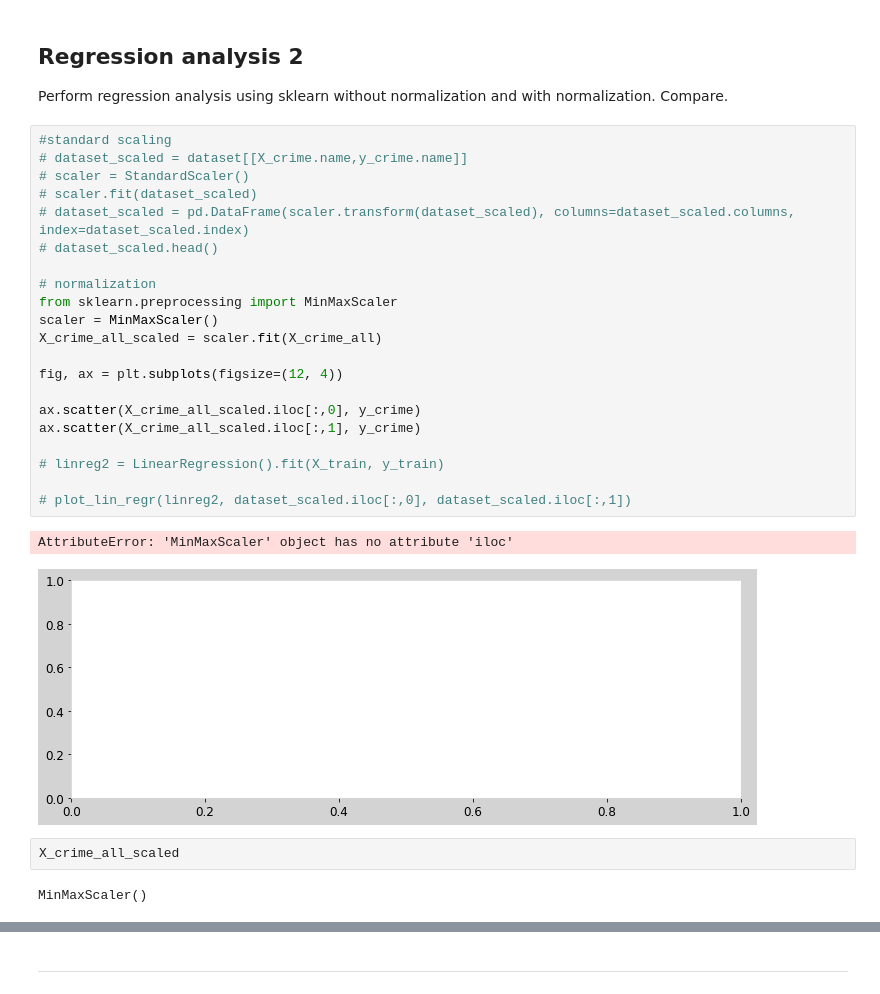
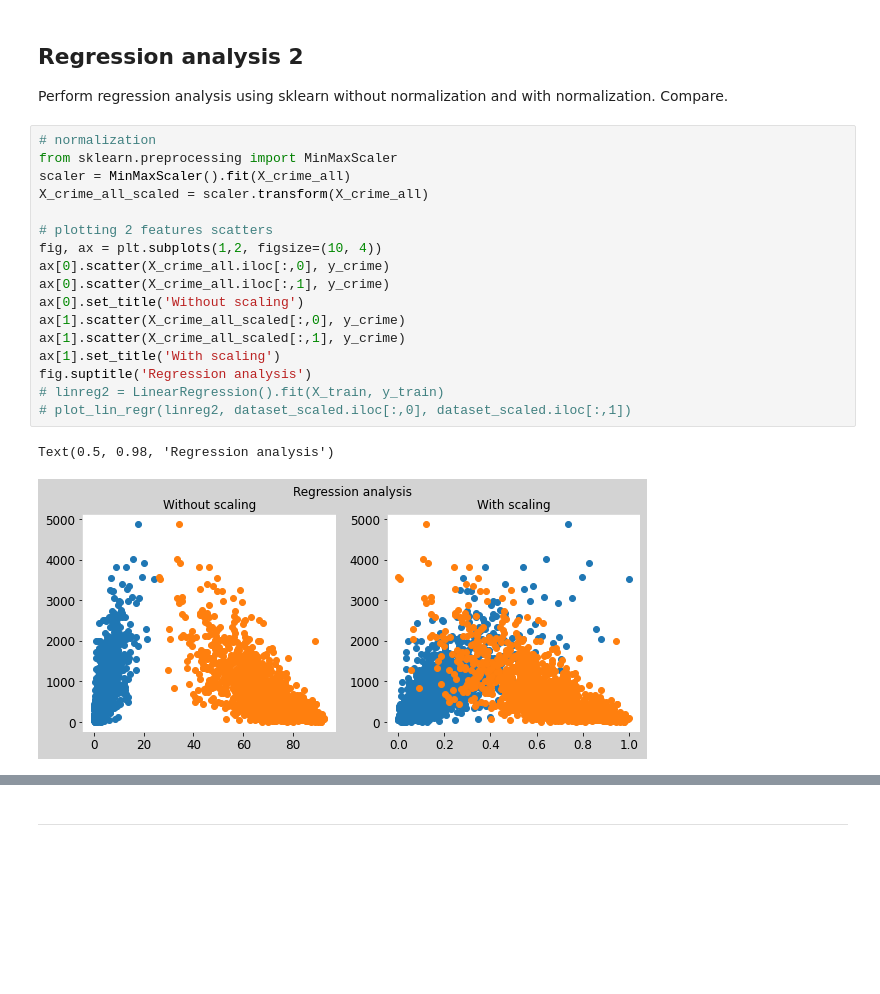
Before and after one commit to valigatotuS/Intelligent-ICT-systems, a Jupyter notebook: exercices/exercise session 2/ex2_linear_regr_crime.ipynb, the cells around one changed output, grey strips where cells are left out. Cells and saved outputs as stored; diff of their text form; blank space fills up the shorter version.

```diff
--- a/exercices/exercise session 2/ex2_linear_regr_crime.ipynb
+++ b/exercices/exercise session 2/ex2_linear_regr_crime.ipynb
@@ -272,30 +272,22 @@ The plot demonstrate a linear upward trend. (with the percentage of unemployment
 ## Regression analysis 2
 Perform regression analysis using sklearn without normalization and with normalization. Compare.
 # %%
-#standard scaling
-# dataset_scaled = dataset[[X_crime.name,y_crime.name]]
-# scaler = StandardScaler()
-# scaler.fit(dataset_scaled)
-# dataset_scaled = pd.DataFrame(scaler.transform(dataset_scaled), columns=dataset_scaled.columns, index=dataset_scaled.index)
-# dataset_scaled.head()
-
 # normalization
 from sklearn.preprocessing import MinMaxScaler
-scaler = MinMaxScaler()
-X_crime_all_scaled = scaler.fit(X_crime_all)
+scaler = MinMaxScaler().fit(X_crime_all)
+X_crime_all_scaled = scaler.transform(X_crime_all)
 
-fig, ax = plt.subplots(figsize=(12, 4))
-
-ax.scatter(X_crime_all_scaled.iloc[:,0], y_crime)
-ax.scatter(X_crime_all_scaled.iloc[:,1], y_crime)
-
+# plotting 2 features scatters
+fig, ax = plt.subplots(1,2, figsize=(10, 4))
+ax[0].scatter(X_crime_all.iloc[:,0], y_crime)
+ax[0].scatter(X_crime_all.iloc[:,1], y_crime)
+ax[0].set_title('Without scaling')
+ax[1].scatter(X_crime_all_scaled[:,0], y_crime)
+ax[1].scatter(X_crime_all_scaled[:,1], y_crime)
+ax[1].set_title('With scaling')
+fig.suptitle('Regression analysis')
 # linreg2 = LinearRegression().fit(X_train, y_train)
-
 # plot_lin_regr(linreg2, dataset_scaled.iloc[:,0], dataset_scaled.iloc[:,1])
 # %% [output]
-AttributeError: 'MinMaxScaler' object has no attribute 'iloc'
+Text(0.5, 0.98, 'Regression analysis')
-[figure, old version]
+[figure, new version]
-# %%
-X_crime_all_scaled
-# %% [output]
-MinMaxScaler()
```
Also changed, not shown: parts of 3 cells of this notebook, 2 other files.
